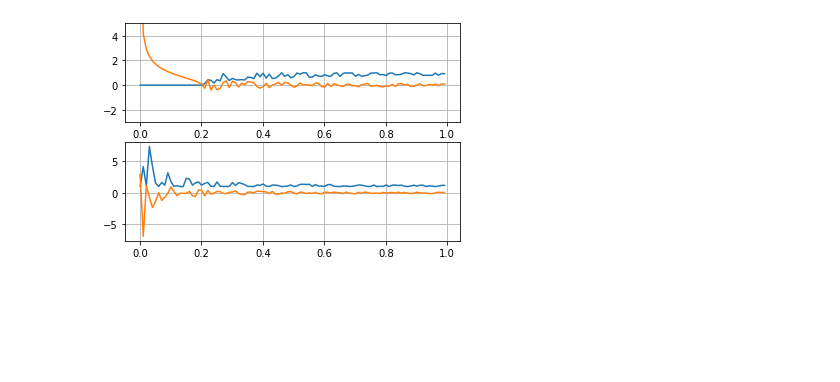
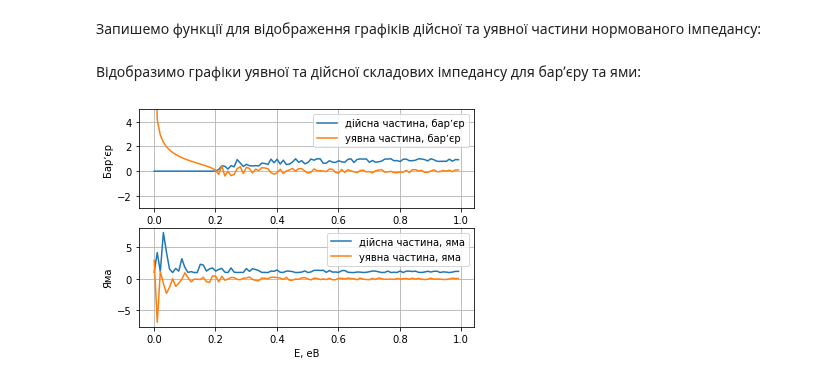
Before and after one commit to angpysha/aspiratura_imtr, a Jupyter notebook: nelin12.ipynb, the cells around one changed output. Cells and saved outputs as stored; diff of their text form; code cells hidden in the pictures; blank space fills up the shorter version.

Commit message:
2 частина текст

```diff
--- a/nelin12.ipynb
+++ b/nelin12.ipynb
@@ -66,3 +108,5 @@ plt.show()
+# %% [markdown]
+Запишемо функції для відображення графіків дійсної та уявної частини нормованого імпедансу:
 # %%
 def rezi(E,V):
     return np.real(zi(E,V))
@@ -79,17 +123,24 @@ imz_vals = imzivec(fff,Vb)
 
 rezy_vals = rezivec(fff, Vy)
 imzy_vals = imzivec(fff, Vy)
+# %% [markdown]
+Відобразимо графіки уявної та дійсної складових імпедансу для барʼєру та ями:
 # %%
 fig2, (ax3,ax4) = plt.subplots(2)
 # ax1 = plt.subplot(111)
-ax3.plot(fff, rez_vals)
-ax3.plot(fff, imz_vals)
+ax3.plot(fff, rez_vals ,label='дійсна частина, барʼєр')
+ax3.plot(fff, imz_vals, label='уявна частина, барʼєр')
 ax3.grid()
+ax3.legend()
+ax3.set_ylabel('Барʼєр')
 ax3.set_ylim(-3,5)
-ax4.plot(fff, rezy_vals)
-ax4.plot(fff, imzy_vals)
+ax4.plot(fff, rezy_vals, label='дійсна частина, яма')
+ax4.plot(fff, imzy_vals, label='уявна частина, яма')
+ax4.set_ylabel('Яма')
+ax4.legend()
 ax4.grid()
+ax4.set_xlabel('E, eB')
 
 plt.show()
 # %% [output]
-[figure, old version]
+[figure, new version]
```
Also changed, not shown: parts of 14 cells of this notebook.
